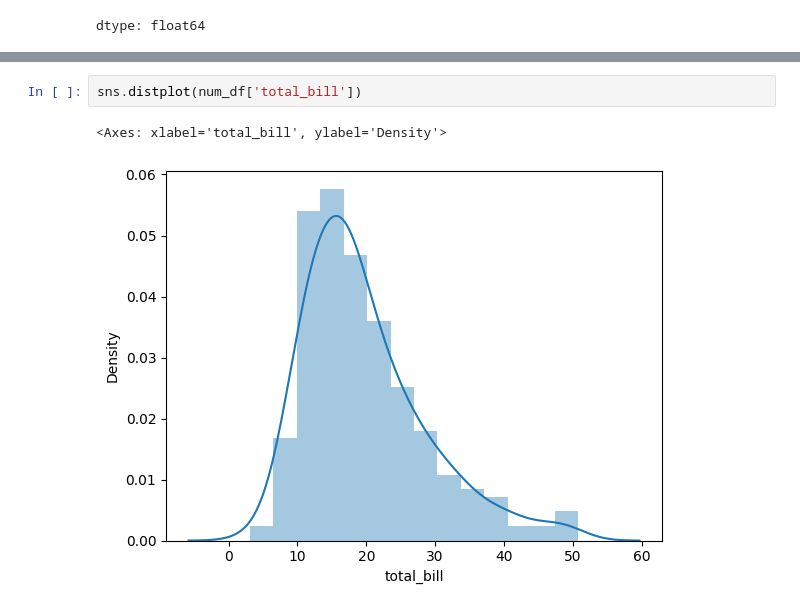
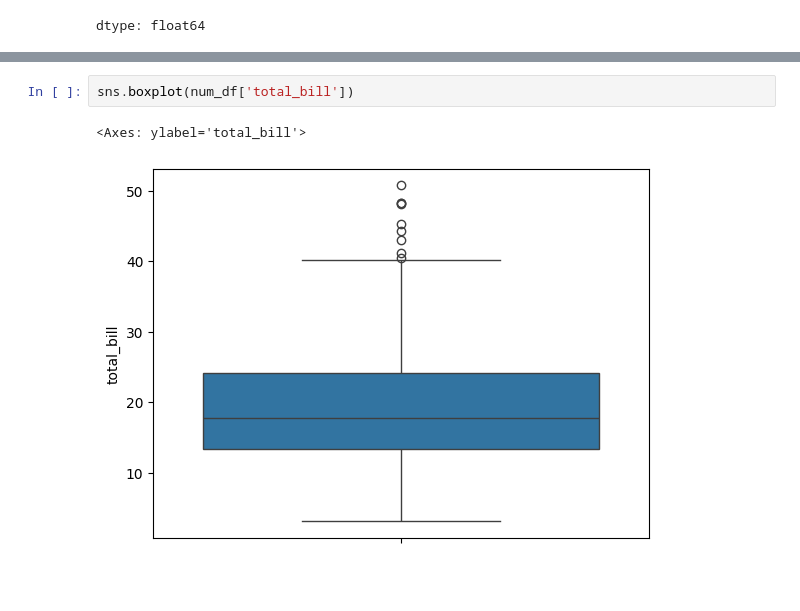
Before and after one commit to aswin-ar3669/IS-Python-Basics, a Jupyter notebook: IS_Class_3_Statistics.ipynb, the cells around one changed output, grey strips where cells are left out. Saved outputs shown, nothing was run; the diff lists cells and outputs as text; blank space fills up the shorter version.

```diff
--- a/IS_Class_3_Statistics.ipynb
+++ b/IS_Class_3_Statistics.ipynb
@@ -177,5 +185,5 @@ dtype: float64
 # %%
-sns.distplot(num_df['total_bill'])
+sns.boxplot(num_df['total_bill'])
 # %% [output]
-<Axes: xlabel='total_bill', ylabel='Density'>
+<Axes: ylabel='total_bill'>
-[figure, old version]
+[figure, new version]
```
Also changed, not shown: parts of 7 cells of this notebook.
